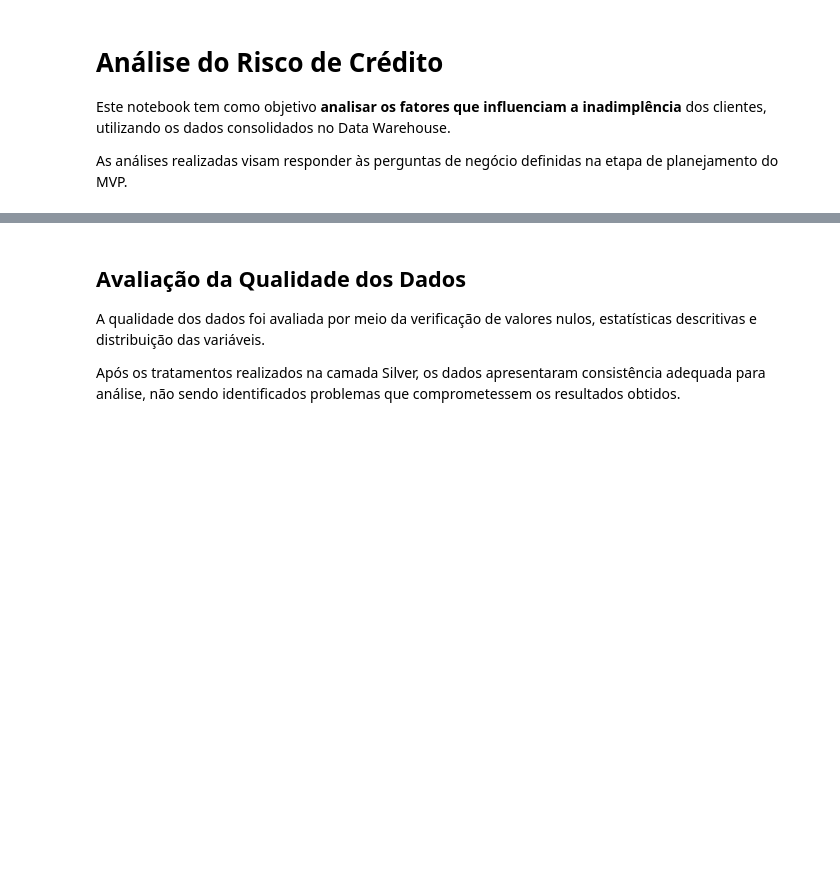
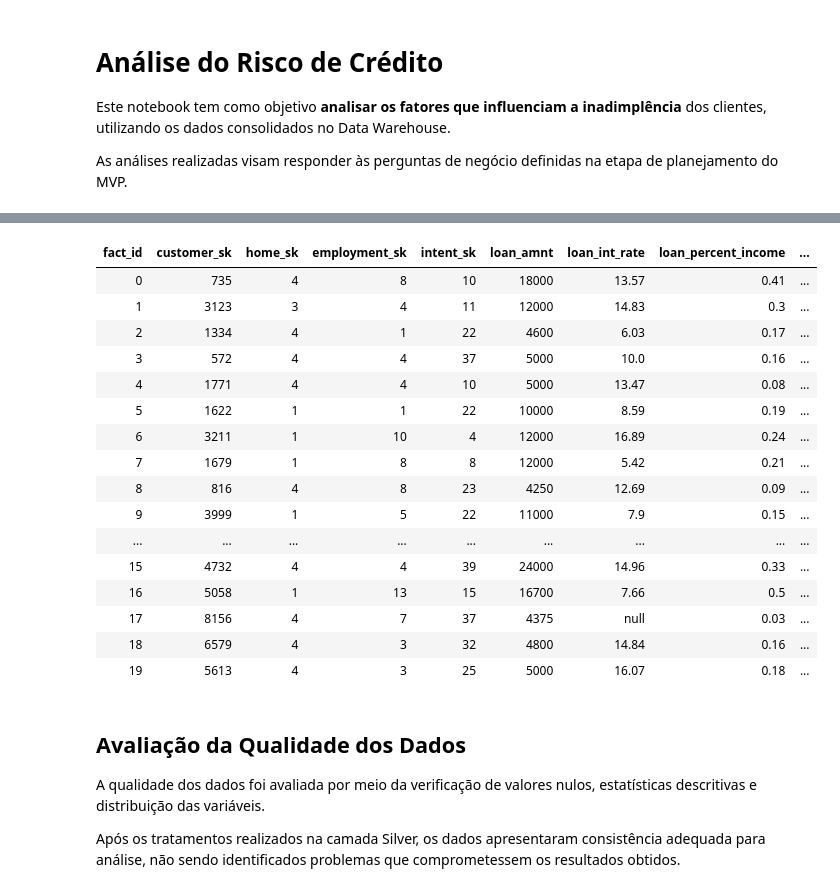
Before and after one commit to MoacyrZ/MVP---Engenharia-de-Dados, a Jupyter notebook: 04_analysis_credit_risk.ipynb, the cells around one changed output, grey strips where cells are left out. Saved outputs shown, nothing was run; the diff lists cells and outputs as text; code cells hidden in the pictures; blank space fills up the shorter version.

```diff
--- a/04_analysis_credit_risk.ipynb
+++ b/04_analysis_credit_risk.ipynb
@@ -13,5 +13,10 @@ df_home = spark.table("mvp_bank.gold.dim_home")
 df_employment = spark.table("mvp_bank.gold.dim_employment")
 df_intent = spark.table("mvp_bank.gold.dim_intent")
 
-df_fact.limit(20).display()
+(
+    df_fact
+    .orderBy("fact_id")
+    .limit(20)
+    .display()
+)
 # %% [output]
@@ -19,3 +23,20 @@ df_fact.limit(20).display()
+| fact_id | customer_sk | home_sk | employment_sk | intent_sk | loan_amnt | loan_int_rate | loan_percent_income | ... |
+| 0 | 735 | 4 | 8 | 10 | 18000 | 13.57 | 0.41 | ... |
+| 1 | 3123 | 3 | 4 | 11 | 12000 | 14.83 | 0.3 | ... |
+| 2 | 1334 | 4 | 1 | 22 | 4600 | 6.03 | 0.17 | ... |
+| 3 | 572 | 4 | 4 | 37 | 5000 | 10.0 | 0.16 | ... |
+| 4 | 1771 | 4 | 4 | 10 | 5000 | 13.47 | 0.08 | ... |
+| 5 | 1622 | 1 | 1 | 22 | 10000 | 8.59 | 0.19 | ... |
+| 6 | 3211 | 1 | 10 | 4 | 12000 | 16.89 | 0.24 | ... |
+| 7 | 1679 | 1 | 8 | 8 | 12000 | 5.42 | 0.21 | ... |
+| 8 | 816 | 4 | 8 | 23 | 4250 | 12.69 | 0.09 | ... |
+| 9 | 3999 | 1 | 5 | 22 | 11000 | 7.9 | 0.15 | ... |
+| ... | ... | ... | ... | ... | ... | ... | ... | ... |
+| 15 | 4732 | 4 | 4 | 39 | 24000 | 14.96 | 0.33 | ... |
+| 16 | 5058 | 1 | 13 | 15 | 16700 | 7.66 | 0.5 | ... |
+| 17 | 8156 | 4 | 7 | 37 | 4375 | null | 0.03 | ... |
+| 18 | 6579 | 4 | 3 | 32 | 4800 | 14.84 | 0.16 | ... |
+| 19 | 5613 | 4 | 3 | 25 | 5000 | 16.07 | 0.18 | ... |
 # %% [markdown]
 ## Avaliação da Qualidade dos Dados
 
```
Also changed, not shown: parts of 1 cell of this notebook.
